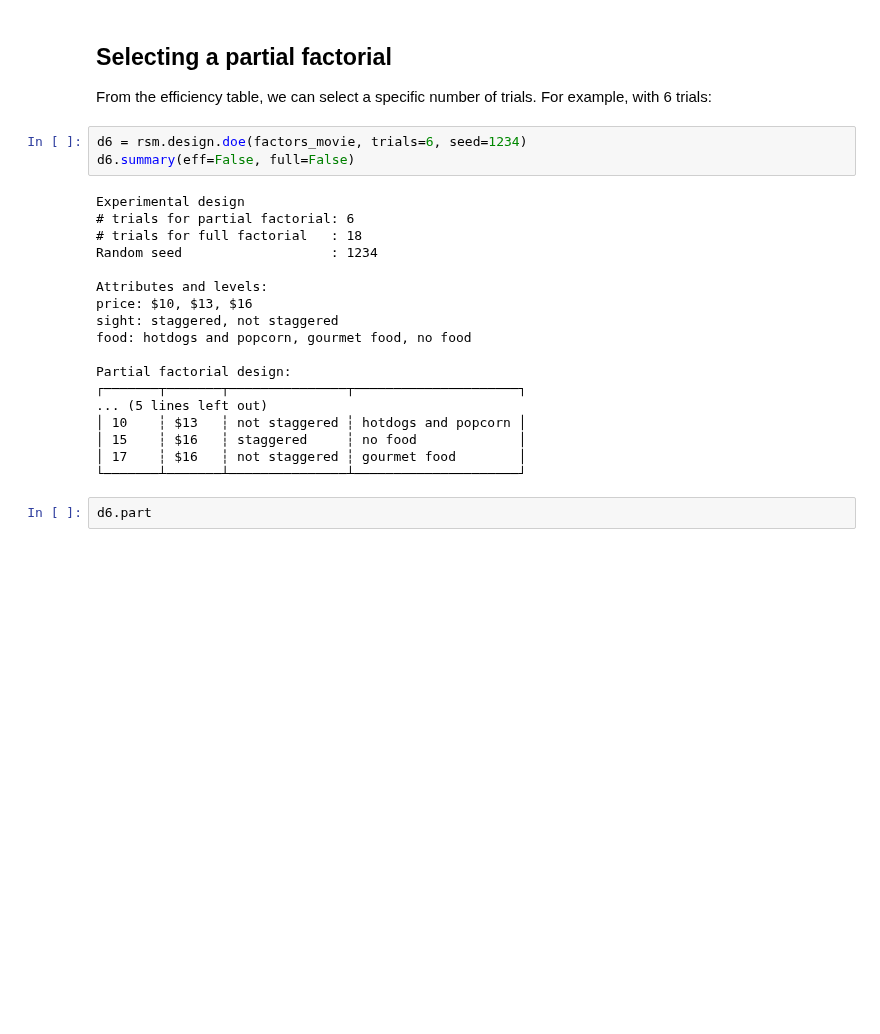
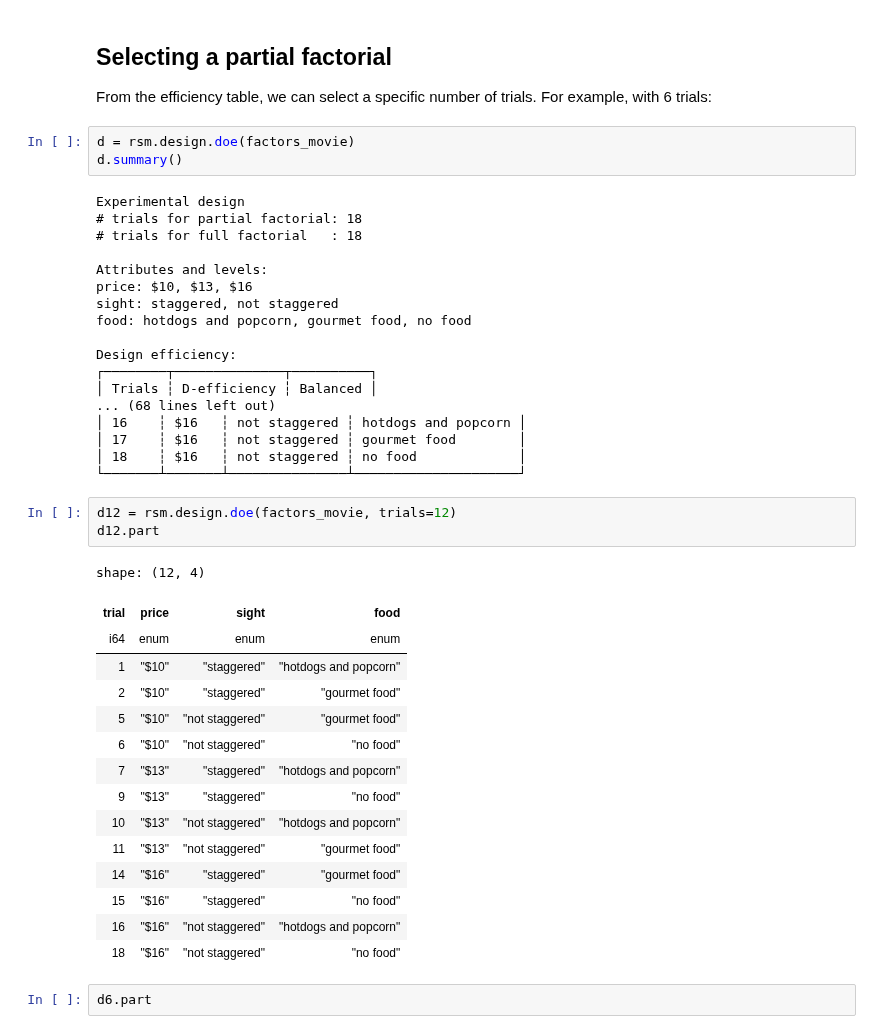
Before and after one commit to radiant-ai-hub/pyrsm, a Jupyter notebook: examples/design/design-doe.ipynb, the cells around one changed output. Cells and saved outputs as stored; diff of their text form; blank space fills up the shorter version.

```diff
--- a/examples/design/design-doe.ipynb
+++ b/examples/design/design-doe.ipynb
@@ -73,26 +73,45 @@ Look at the efficiency table above and find the smallest trial count that satisf
 
 From the efficiency table, we can select a specific number of trials. For example, with 6 trials:
 # %%
-d6 = rsm.design.doe(factors_movie, trials=6, seed=1234)
-d6.summary(eff=False, full=False)
+d = rsm.design.doe(factors_movie)
+d.summary()
 # %% [output]
 Experimental design
-# trials for partial factorial: 6
+# trials for partial factorial: 18
 # trials for full factorial   : 18
-Random seed                   : 1234
 
 Attributes and levels:
 price: $10, $13, $16
 sight: staggered, not staggered
 food: hotdogs and popcorn, gourmet food, no food
 
-Partial factorial design:
-┌───────┬───────┬───────────────┬─────────────────────┐
-... (5 lines left out)
-│ 10    ┆ $13   ┆ not staggered ┆ hotdogs and popcorn │
-│ 15    ┆ $16   ┆ staggered     ┆ no food             │
+Design efficiency:
+┌────────┬──────────────┬──────────┐
+│ Trials ┆ D-efficiency ┆ Balanced │
+... (68 lines left out)
+│ 16    ┆ $16   ┆ not staggered ┆ hotdogs and popcorn │
 │ 17    ┆ $16   ┆ not staggered ┆ gourmet food        │
+│ 18    ┆ $16   ┆ not staggered ┆ no food             │
 └───────┴───────┴───────────────┴─────────────────────┘
+# %%
+d12 = rsm.design.doe(factors_movie, trials=12)
+d12.part
+# %% [output]
+shape: (12, 4)
+| trial | price | sight | food |
+| i64 | enum | enum | enum |
+| 1 | "$10" | "staggered" | "hotdogs and popcorn" |
+| 2 | "$10" | "staggered" | "gourmet food" |
+| 5 | "$10" | "not staggered" | "gourmet food" |
+| 6 | "$10" | "not staggered" | "no food" |
+| 7 | "$13" | "staggered" | "hotdogs and popcorn" |
+| 9 | "$13" | "staggered" | "no food" |
+| 10 | "$13" | "not staggered" | "hotdogs and popcorn" |
+| 11 | "$13" | "not staggered" | "gourmet food" |
+| 14 | "$16" | "staggered" | "gourmet food" |
+| 15 | "$16" | "staggered" | "no food" |
+| 16 | "$16" | "not staggered" | "hotdogs and popcorn" |
+| 18 | "$16" | "not staggered" | "no food" |
 # %%
 d6.part
 # %% [output]
```
Also changed, not shown: parts of 1 cell of this notebook, 2 other files.
